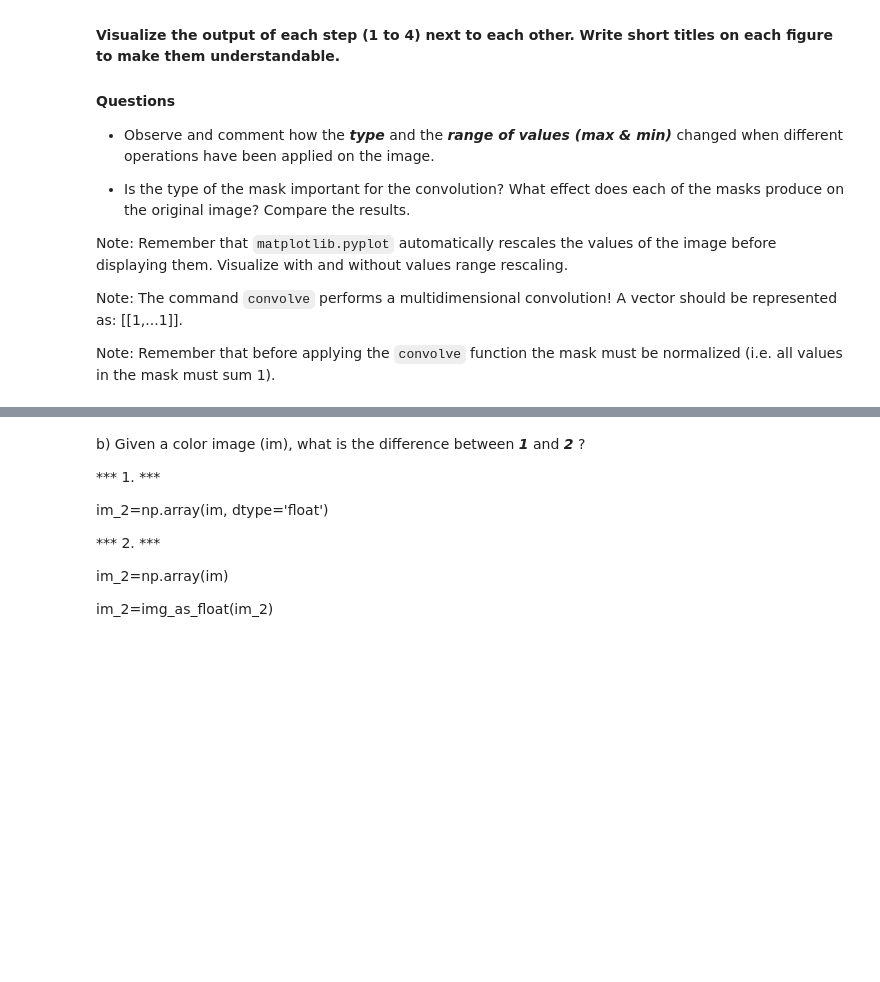
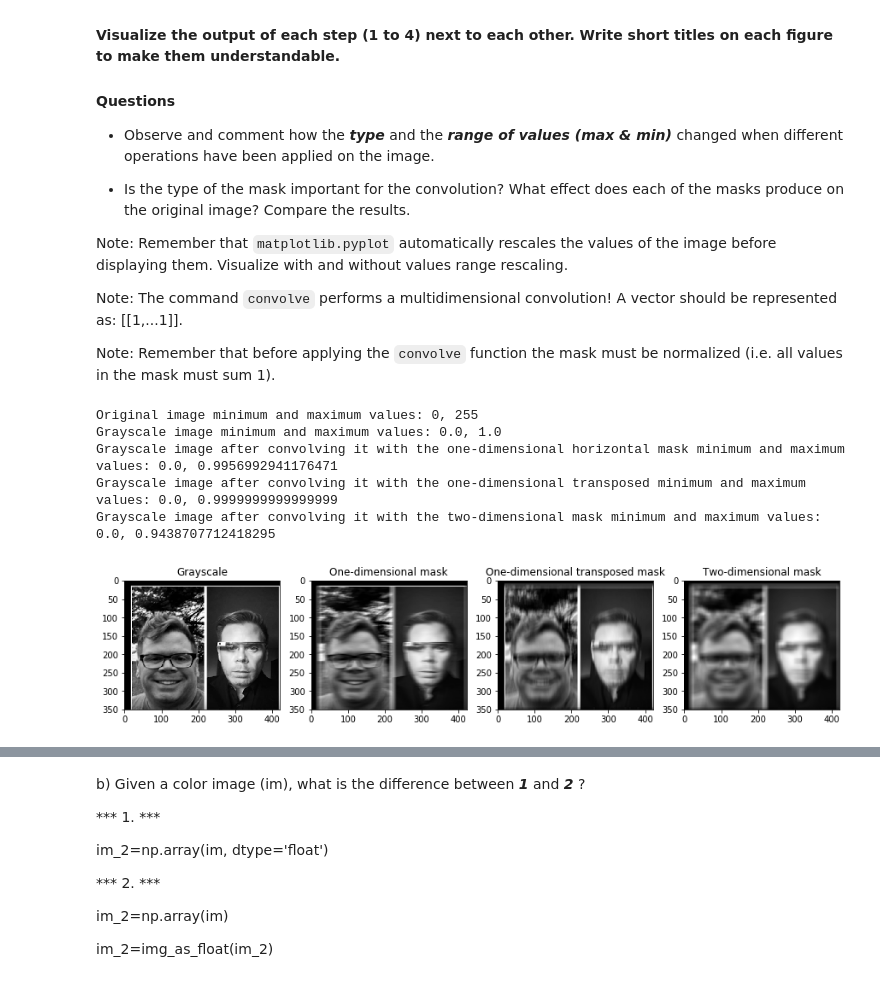
Before and after one commit to rsberrocal/VA_Practicas, a Jupyter notebook: Lab2/p2_2020-2021_2solve.ipynb, the cells around one changed output, grey strips where cells are left out. Drawn from its saved outputs; the diff is of its cells as text; code cells hidden in the pictures; blank space fills up the shorter version.

```diff
--- a/Lab2/p2_2020-2021_2solve.ipynb
+++ b/Lab2/p2_2020-2021_2solve.ipynb
@@ -87,0 +117,59 @@ Note: Remember that before applying the `convolve` function the mask must be nor
+# %%
+from scipy import ndimage
+from skimage.color import rgb2gray
+
+# We read the face.png image with io.imread
+face = io.imread('images/face.png')
+# Wr convert it to grayscale with the function rgb2gray from the skimage.color package
+face_grayscale = rgb2gray(face)
+
+# We create a horizontal mask
+mask_h1d = [[1,1,1,1,1,1,1,1,1,1,1,1,1,1,1]]
+# We normalize it dividing it by the sum of all its values
+mask_h1d = mask_h1d / np.sum(mask_h1d)
+# We apply it to the grayscale image with the ndimage.convolve function
+# using standard parameters
+face_convolve_h1d = ndimage.convolve(face_grayscale, mask_h1d, mode='constant', cval=0.0)
+
+# Now, we transpose the horizontal mask (now it's vertical)
+mask_h1d_transposed = mask_h1d.transpose()
+# and we apply it, as before, to the grayscale image
+face_convolve_h1d_transposed = ndimage.convolve(face_grayscale, mask_h1d_transposed, mode='constant', cval=0.0)
+
+# We create a two-dimensional uniform mask by
+# creating a np.zeros array of 15x15,
+# putting all its values to
+mask_h2d = np.zeros((15,15),dtype=np.uint8)
+mask_h2d[:,:] = 1
+# We normalize it dividing it by the sum of all its values
+mask_h2d = mask_h2d / np.sum(mask_h2d)
+# We apply it to the grayscale image
+face_convolve_h2d = ndimage.convolve(face_grayscale, mask_h2d, mode='constant', cval=0.0)
+
+# We plot the results
+fig = plt.figure(figsize=(15,15))
+fig.add_subplot(1,4,1)
+plt.title('Grayscale')
+plt.imshow(face_grayscale, cmap="gray")
+fig.add_subplot(1,4,2)
+plt.title('One-dimensional mask')
+plt.imshow(face_convolve_h1d, cmap="gray")
+fig.add_subplot(1,4,3)
+plt.title('One-dimensional transposed mask')
+plt.imshow(face_convolve_h1d_transposed, cmap="gray")
+fig.add_subplot(1,4,4)
+plt.title('Two-dimensional mask')
+plt.imshow(face_convolve_h2d, cmap="gray")
+
+print(f"Original image minimum and maximum values: {face.min()}, {face.max()}")
+print(f"Grayscale image minimum and maximum values: {face_grayscale.min()}, {face_grayscale.max()}")
+print(f"Grayscale image after convolving it with the one-dimensional horizontal mask minimum and maximum values: {face_convolve_h1d.min()}, {face_convolve_h1d.max()}")
+print(f"Grayscale image after convolving it with the one-dimensional transposed minimum and maximum values: {face_convolve_h1d_transposed.min()}, {face_convolve_h1d_transposed.max()}")
+print(f"Grayscale image after convolving it with the two-dimensional mask minimum and maximum values: {face_convolve_h2d.min()}, {face_convolve_h2d.max()}")
+# %% [output]
+Original image minimum and maximum values: 0, 255
+Grayscale image minimum and maximum values: 0.0, 1.0
+Grayscale image after convolving it with the one-dimensional horizontal mask minimum and maximum values: 0.0, 0.9956992941176471
+Grayscale image after convolving it with the one-dimensional transposed minimum and maximum values: 0.0, 0.9999999999999999
+Grayscale image after convolving it with the two-dimensional mask minimum and maximum values: 0.0, 0.9438707712418295
+[figure, added]
```
Also changed, not shown: parts of 24 cells of this notebook, 1 other file.
